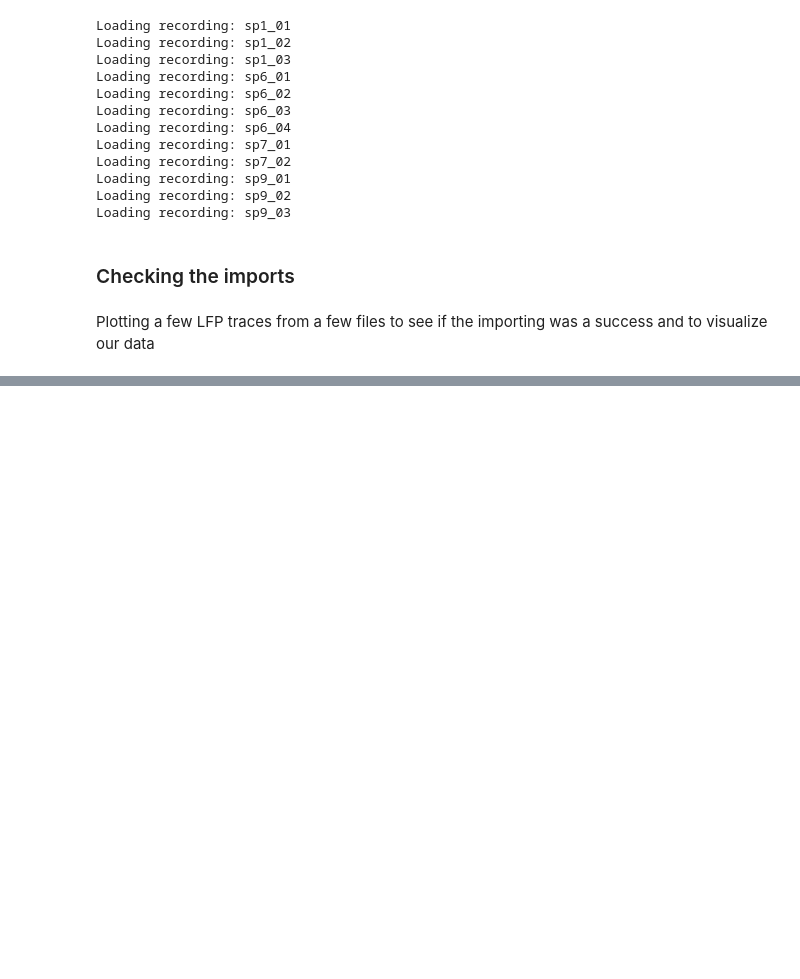
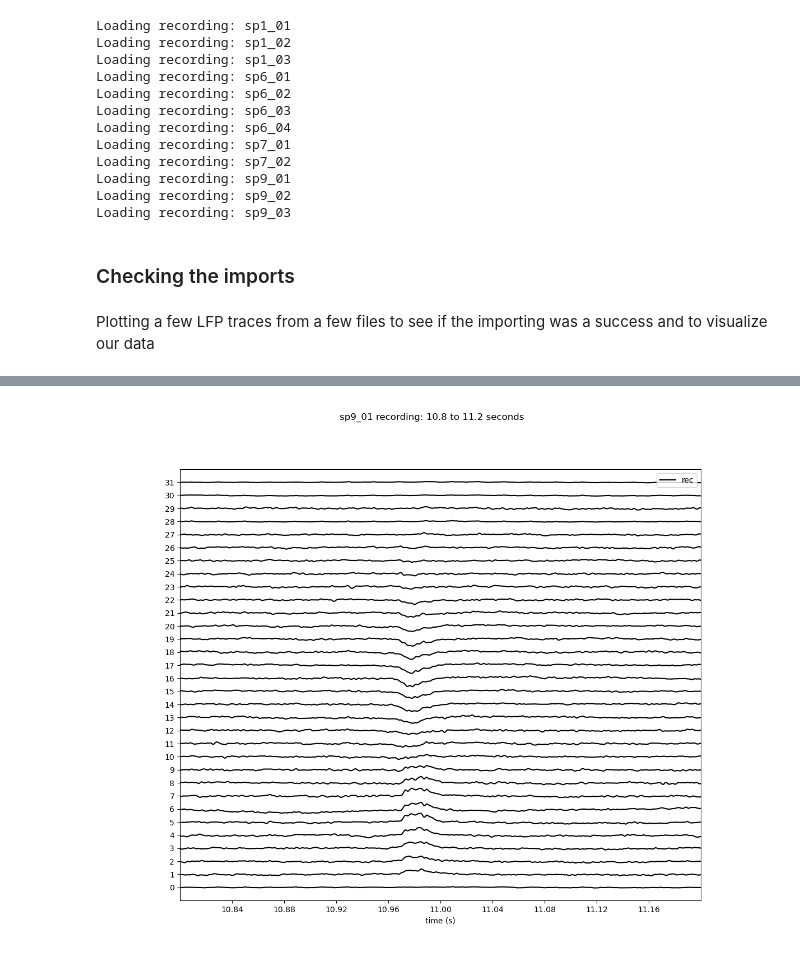
Before and after one commit to adamfed0r/SpikeInterface_Project_ECIC, a Jupyter notebook: LFP codes/sharpwave_detection.ipynb, the cells around one changed output, grey strips where cells are left out. Drawn from its saved outputs; the diff is of its cells as text; code cells hidden in the pictures; blank space fills up the shorter version.

Commit message:
Added visualization options to look for SWs manually - in progress

```diff
--- a/LFP codes/sharpwave_detection.ipynb
+++ b/LFP codes/sharpwave_detection.ipynb
@@ -117,0 +134,14 @@ _ = sw.plot_traces(recordings["sp9_01"], show_channel_ids=True, time_range=time_
+# %%
+# Here we can use the information we get from the ipywidgets plot to select a time range for further analysis of sharpwaves.
+# For example, we can select a time range of 10.8 to 11.2 seconds to focus on a specific event in the recording.
+selected_time_range = [10.8, 11.2]  # Time range in seconds for further analysis
+selected_recording = recordings["sp9_01"] # Recording to analyze
+_ = sw.plot_traces(selected_recording,
+                   show_channel_ids=True,
+                   time_range=selected_time_range,
+                   return_in_uV=True,
+                   figsize = (12, 10),
+                   figtitle = f"{list(recordings.keys())[list(recordings.values()).index(selected_recording)]} recording: {selected_time_range[0]} to {selected_time_range[1]} seconds",
+                   backend = "matplotlib")
+# %% [output]
+[figure, added]
```
Also changed, not shown: parts of 4 cells of this notebook.
